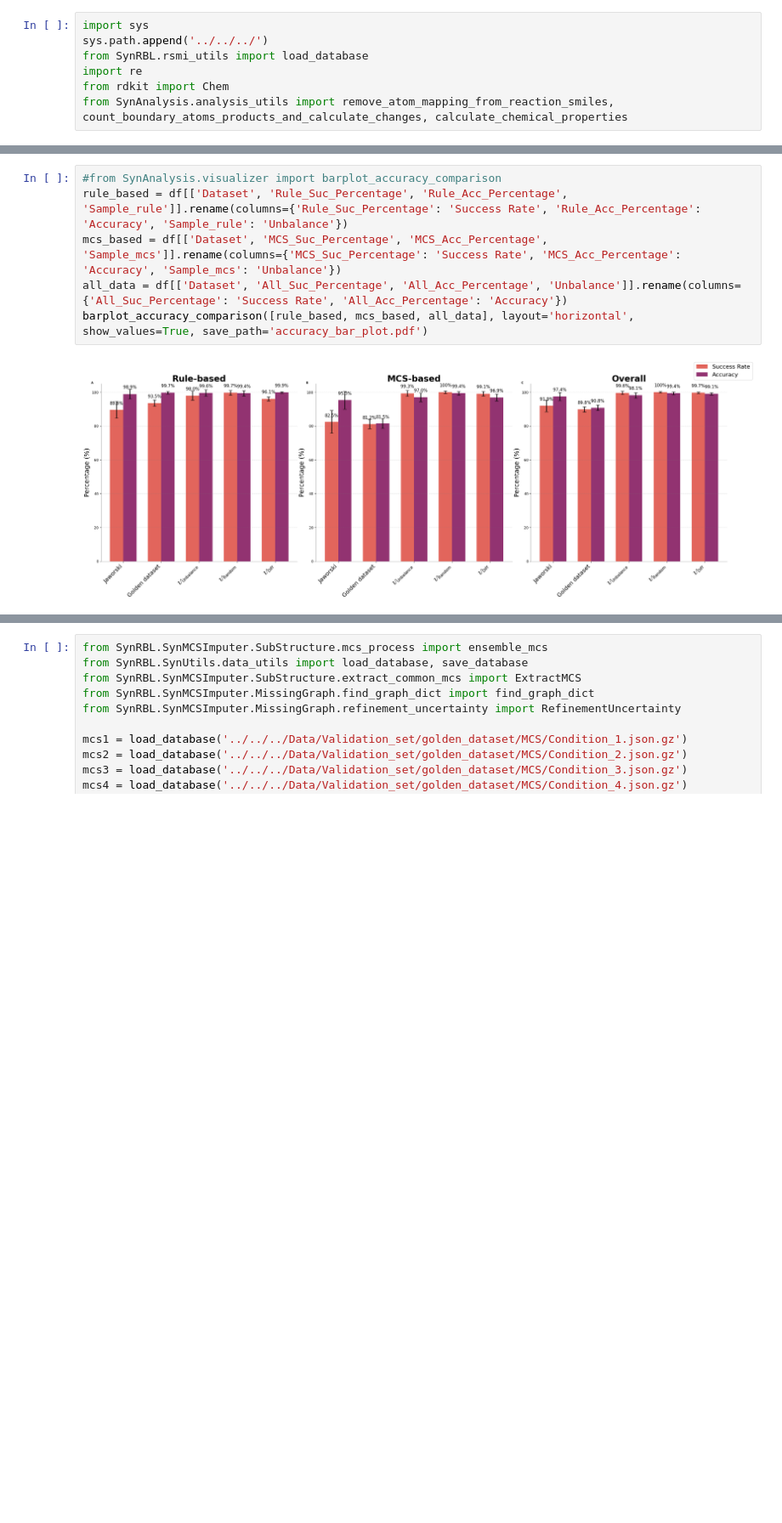
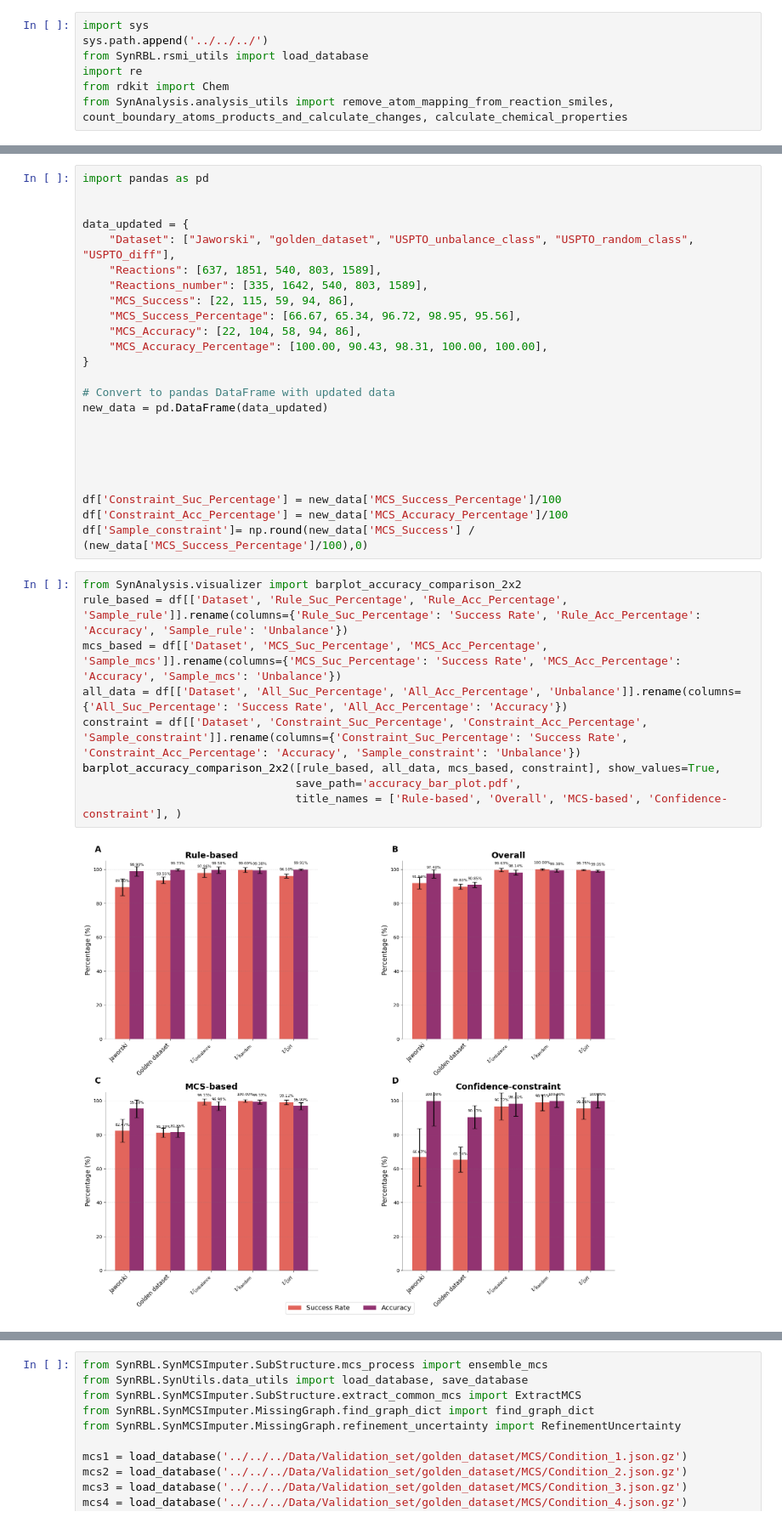
Before and after one commit to TieuLongPhan/SynRBL, a Jupyter notebook: Pipeline/Validation/Analysis/Analysis_vis.ipynb, the cells around one changed output, grey strips where cells are left out. Shown at 85% size. Saved outputs shown, nothing was run; the diff lists cells and outputs as text; blank space fills up the shorter version.

Commit message:
update analysis

```diff
--- a/Pipeline/Validation/Analysis/Analysis_vis.ipynb
+++ b/Pipeline/Validation/Analysis/Analysis_vis.ipynb
@@ -341,8 +123,35 @@ def barplot_accuracy_comparison(
+# %%
+import pandas as pd
+
+
+data_updated = {
+    "Dataset": ["Jaworski", "golden_dataset", "USPTO_unbalance_class", "USPTO_random_class", "USPTO_diff"],
+    "Reactions": [637, 1851, 540, 803, 1589],
+    "Reactions_number": [335, 1642, 540, 803, 1589],
+    "MCS_Success": [22, 115, 59, 94, 86],
+    "MCS_Success_Percentage": [66.67, 65.34, 96.72, 98.95, 95.56],
+    "MCS_Accuracy": [22, 104, 58, 94, 86],
+    "MCS_Accuracy_Percentage": [100.00, 90.43, 98.31, 100.00, 100.00],
+}
+
+# Convert to pandas DataFrame with updated data
+new_data = pd.DataFrame(data_updated)
+
+
+
+
+
+df['Constraint_Suc_Percentage'] = new_data['MCS_Success_Percentage']/100
+df['Constraint_Acc_Percentage'] = new_data['MCS_Accuracy_Percentage']/100
+df['Sample_constraint']= np.round(new_data['MCS_Success'] / (new_data['MCS_Success_Percentage']/100),0)
 # %%
-#from SynAnalysis.visualizer import barplot_accuracy_comparison
+from SynAnalysis.visualizer import barplot_accuracy_comparison_2x2
 rule_based = df[['Dataset', 'Rule_Suc_Percentage', 'Rule_Acc_Percentage', 'Sample_rule']].rename(columns={'Rule_Suc_Percentage': 'Success Rate', 'Rule_Acc_Percentage': 'Accuracy', 'Sample_rule': 'Unbalance'})
 mcs_based = df[['Dataset', 'MCS_Suc_Percentage', 'MCS_Acc_Percentage', 'Sample_mcs']].rename(columns={'MCS_Suc_Percentage': 'Success Rate', 'MCS_Acc_Percentage': 'Accuracy', 'Sample_mcs': 'Unbalance'})
 all_data = df[['Dataset', 'All_Suc_Percentage', 'All_Acc_Percentage', 'Unbalance']].rename(columns={'All_Suc_Percentage': 'Success Rate', 'All_Acc_Percentage': 'Accuracy'})
-barplot_accuracy_comparison([rule_based, mcs_based, all_data], layout='horizontal', show_values=True, save_path='accuracy_bar_plot.pdf')
+constraint = df[['Dataset', 'Constraint_Suc_Percentage', 'Constraint_Acc_Percentage', 'Sample_constraint']].rename(columns={'Constraint_Suc_Percentage': 'Success Rate', 'Constraint_Acc_Percentage': 'Accuracy', 'Sample_constraint': 'Unbalance'})
+barplot_accuracy_comparison_2x2([rule_based, all_data, mcs_based, constraint], show_values=True,
+                                save_path='accuracy_bar_plot.pdf',
+                                title_names = ['Rule-based', 'Overall', 'MCS-based', 'Confidence-constraint'], )
 # %% [output]
-[figure, old version]
+[figure, new version]
```
Also changed, not shown: parts of 55 cells of this notebook, 2 other files.
